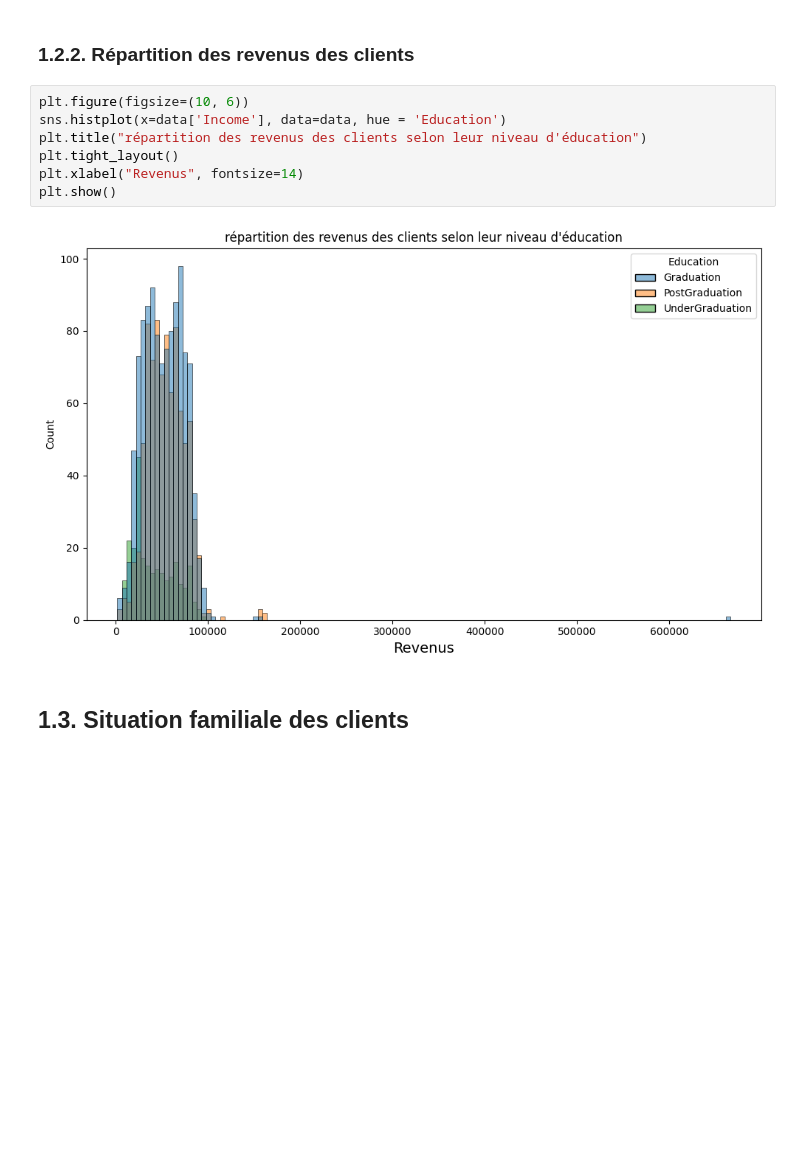
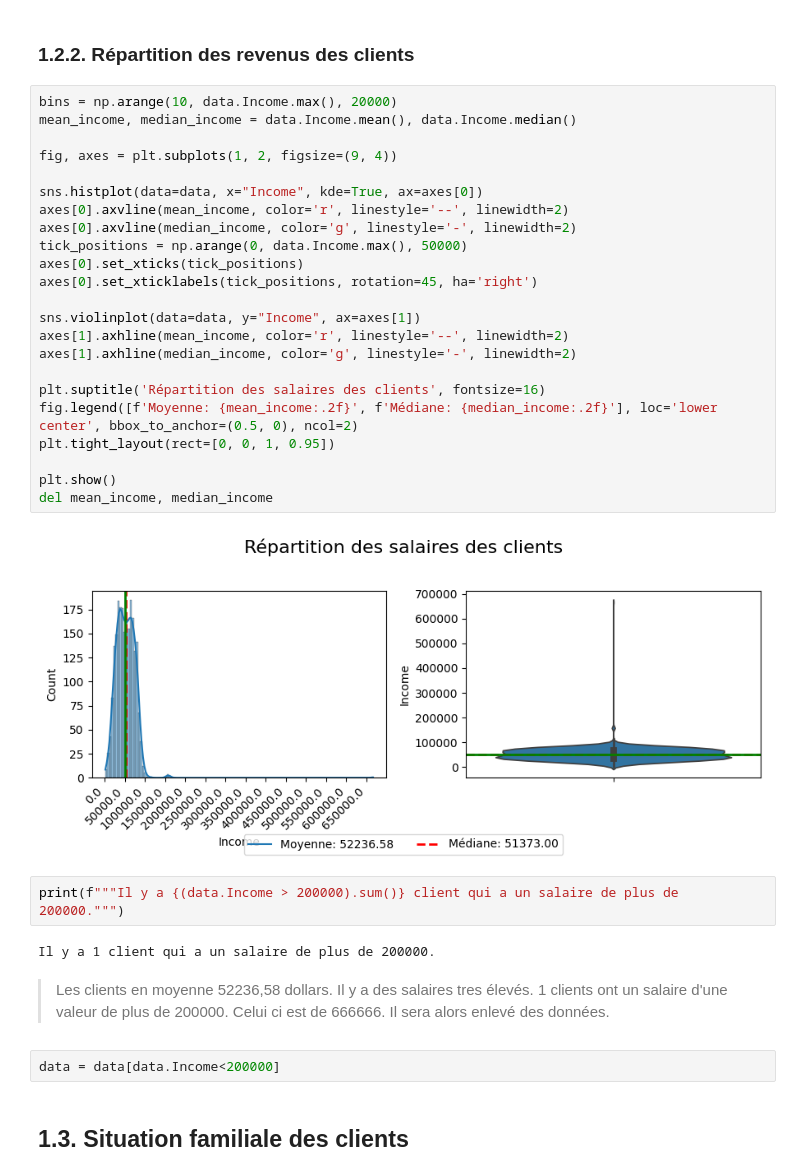
Before and after one commit to RoseM-hub/Marketing-Campaign, a Jupyter notebook: Notebooks/02 - Exploration des données.ipynb, the cells around one changed output. Drawn from its saved outputs; the diff is of its cells as text; blank space fills up the shorter version.

```diff
--- a/Notebooks/02 - Exploration des données.ipynb
+++ b/Notebooks/02 - Exploration des données.ipynb
@@ -93,15 +93,39 @@ plt.show()
 > La majorité des clients ont le niveau `graduation` (1116, 50.4 % du total). Le niveau d'étude `Post-graduation` - regroupant ceux qui ont eu un master et ceux qui sont PhD - suit avec **845 clients** (38.2 %). Les clients avec un niveau `Undergraduation` sont au nombre de **252** (11.5 %) et sont relativement sous-représentés.
 # %% [markdown]
 ### 1.2.2. Répartition des revenus des clients
-# %%
-plt.figure(figsize=(10, 6))
-sns.histplot(x=data['Income'], data=data, hue = 'Education')
-plt.title("répartition des revenus des clients selon leur niveau d'éducation")
-plt.tight_layout()
-plt.xlabel("Revenus", fontsize=14)
-plt.show()
-# %% [output]
-[figure, removed]
+# %%
+bins = np.arange(10, data.Income.max(), 20000)
+mean_income, median_income = data.Income.mean(), data.Income.median()
+
+fig, axes = plt.subplots(1, 2, figsize=(9, 4))
+
+sns.histplot(data=data, x="Income", kde=True, ax=axes[0])
+axes[0].axvline(mean_income, color='r', linestyle='--', linewidth=2)
+axes[0].axvline(median_income, color='g', linestyle='-', linewidth=2)
+tick_positions = np.arange(0, data.Income.max(), 50000)
+axes[0].set_xticks(tick_positions)
+axes[0].set_xticklabels(tick_positions, rotation=45, ha='right')
+
+sns.violinplot(data=data, y="Income", ax=axes[1])
+axes[1].axhline(mean_income, color='r', linestyle='--', linewidth=2)
+axes[1].axhline(median_income, color='g', linestyle='-', linewidth=2)
+
+plt.suptitle('Répartition des salaires des clients', fontsize=16)
+fig.legend([f'Moyenne: {mean_income:.2f}', f'Médiane: {median_income:.2f}'], loc='lower center', bbox_to_anchor=(0.5, 0), ncol=2)
+plt.tight_layout(rect=[0, 0, 1, 0.95])
+
+plt.show()
+del mean_income, median_income
+# %% [output]
+[figure, added]
+# %%
+print(f"""Il y a {(data.Income > 200000).sum()} client qui a un salaire de plus de 200000.""")
+# %% [output]
+Il y a 1 client qui a un salaire de plus de 200000.
+# %% [markdown]
+>Les clients en moyenne 52236,58 dollars. Il y a des salaires tres élevés. 1 clients ont un salaire d'une valeur de plus de 200000. Celui ci est de 666666. Il sera alors enlevé des données.
+# %%
+data = data[data.Income<200000]
 # %% [markdown]
 ## 1.3. Situation familiale des clients
 # %%
```
Also changed, not shown: parts of 9 cells of this notebook, 4 other files.
